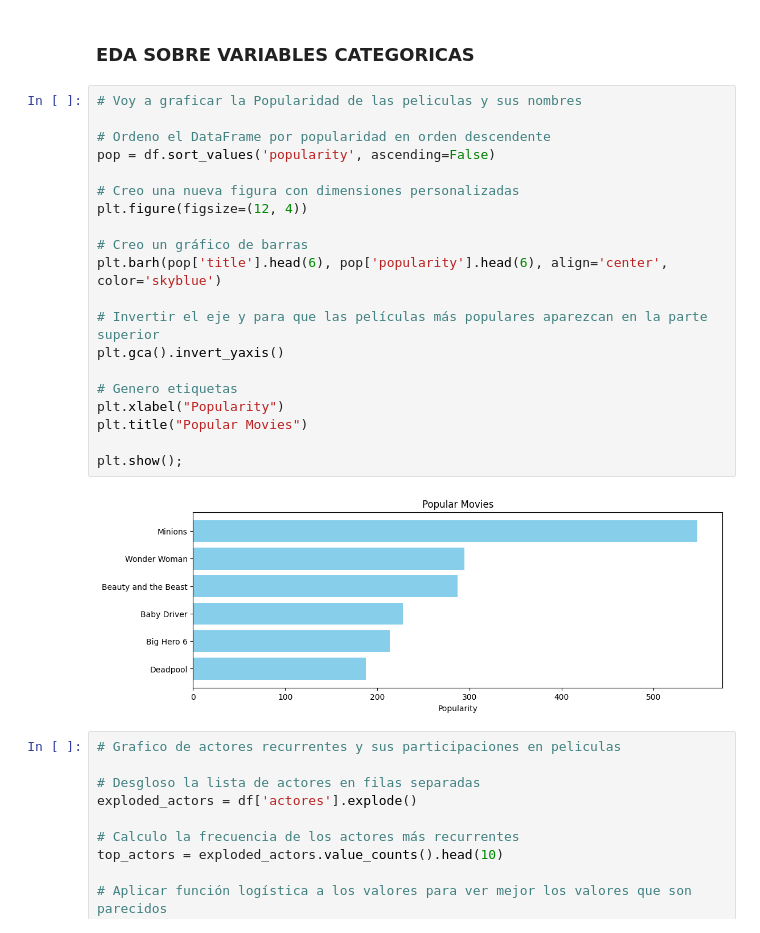
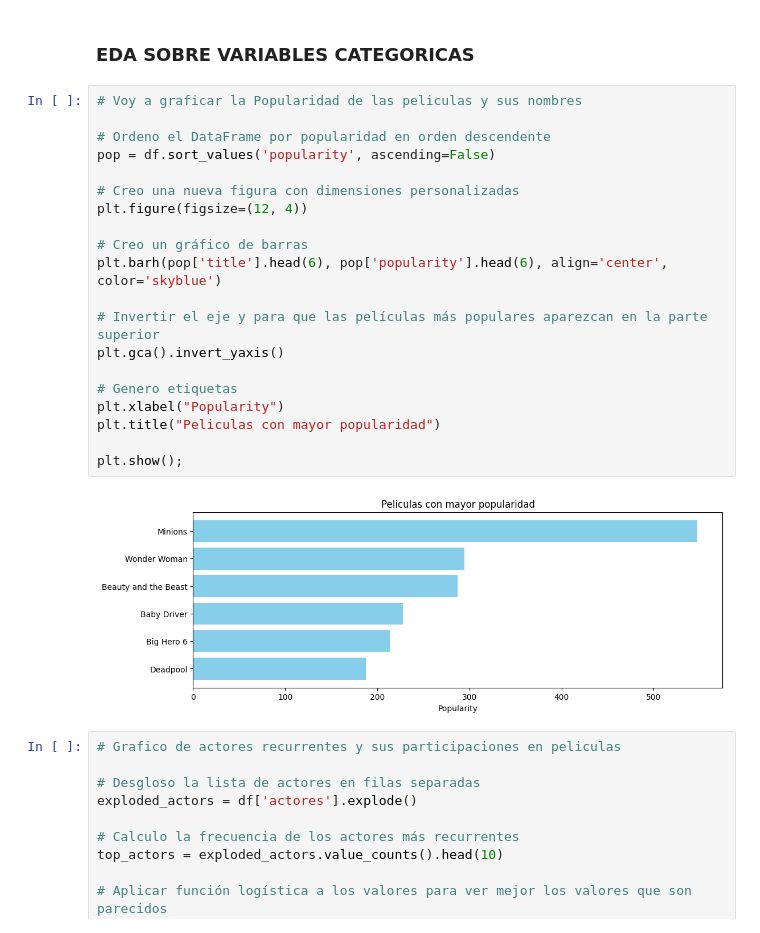
Before and after one commit to MatB1988/Proyecto-_recomendacion_peliculas_Api, a Jupyter notebook: EDA_ML_Recomendacion.ipynb, the cells around one changed output. Cells and saved outputs as stored; diff of their text form.

```diff
--- a/EDA_ML_Recomendacion.ipynb
+++ b/EDA_ML_Recomendacion.ipynb
@@ -263,25 +263,25 @@ Se observa una correlacion fuerte entre recaudacion y cantidad de votos lo cual
 # %%
 # Voy a graficar la Popularidad de las peliculas y sus nombres
 
 # Ordeno el DataFrame por popularidad en orden descendente
 pop = df.sort_values('popularity', ascending=False)
 
 # Creo una nueva figura con dimensiones personalizadas
 plt.figure(figsize=(12, 4))
 
 # Creo un gráfico de barras
 plt.barh(pop['title'].head(6), pop['popularity'].head(6), align='center', color='skyblue')
 
 # Invertir el eje y para que las películas más populares aparezcan en la parte superior
 plt.gca().invert_yaxis()
 
 # Genero etiquetas
 plt.xlabel("Popularity")
-plt.title("Popular Movies")
+plt.title("Peliculas con mayor popularidad")
 
 plt.show();
 # %% [output]
-[figure, old version]
+[figure, new version]
 # %%
 # Grafico de actores recurrentes y sus participaciones en peliculas
 
```
Also changed, not shown: parts of 1 cell of this notebook, 10 other files.
